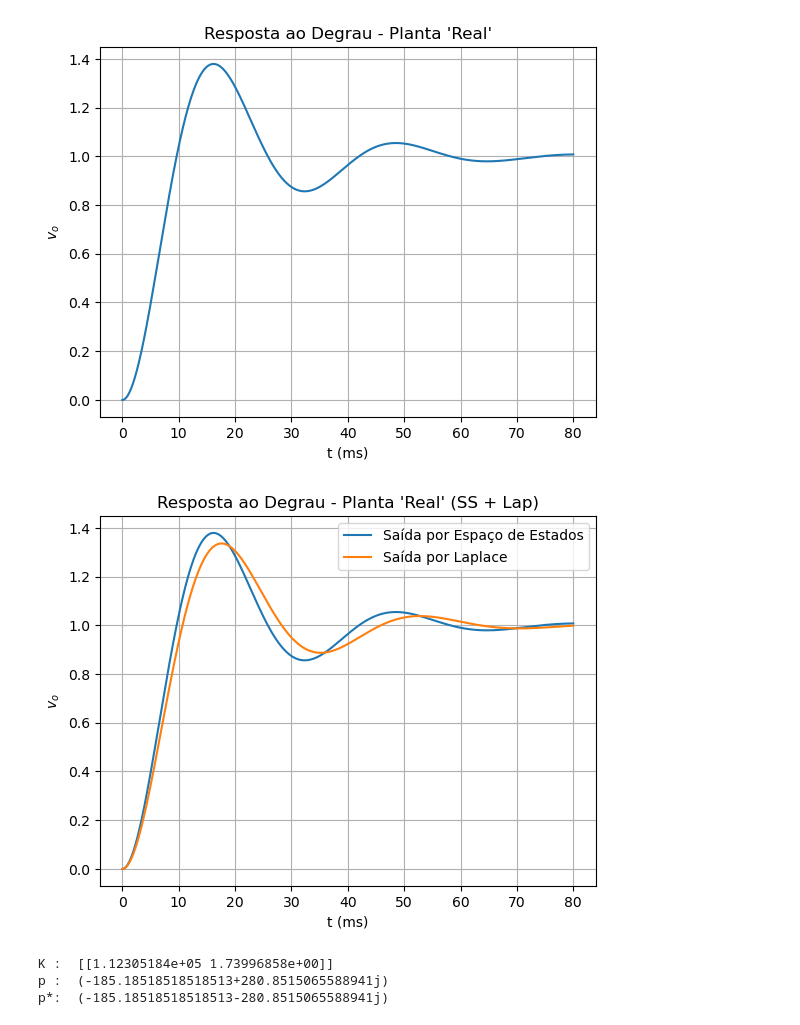
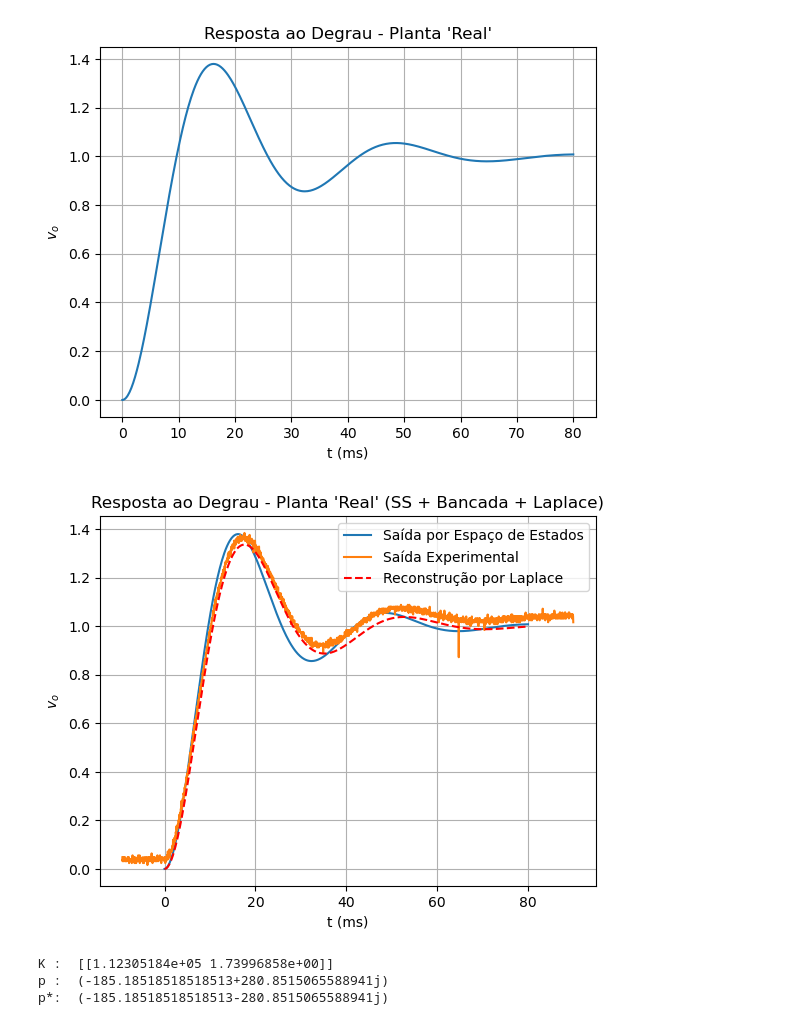
Before and after one commit to Emanuel600/Misc, a Jupyter notebook: Simul_Controle/State_Space_P1.ipynb, the cells around one changed output. Drawn from its saved outputs; the diff is of its cells as text; code cells hidden in the pictures.

```diff
--- a/Simul_Controle/State_Space_P1.ipynb
+++ b/Simul_Controle/State_Space_P1.ipynb
@@ -146,25 +147,31 @@ plt.show()
 [figure]
 # %%
 # Valores da planta real, obtidos experimentalmente
+df = pd.read_csv("Input Files/Sinal_Sem_Controle.CSV", header=None)
+tr = np.array(df[0])
+Vo = np.array(df[1]) # Saída da Planta não Controlada
+
+# Reconstrução por Laplace
 Mp = 168e-3/500e-3
 Tp = 17.60e-3
 ζ   = -np.log(Mp)/np.sqrt(np.pi**2 + np.log(Mp)**2)
 ω   = np.pi/(Tp*np.sqrt(1-ζ**2))
 ω2  = ω**2
 G = ω2/(s**2 + s*2*ζ*ω + ω2)
-t_s, y_s = ct.step_response(G, T=t)
-tms_s  = 1e3*t
+t_l, y_l = ct.step_response(G, T=t)
+tms_l  = 1e3*t
 
 plt.plot(tms, y)
-plt.plot(tms_s, y_s)
-plt.legend(["Saída por Espaço de Estados", "Saída por Laplace"])
-plt.title("Resposta ao Degrau - Planta 'Real' (SS + Lap)")
+plt.plot(1e3*tr, 2*(Vo - 1)) # Corrige Offset
+plt.plot(tms_l, y_l, 'r--')
+plt.legend(["Saída por Espaço de Estados", "Saída Experimental", "Reconstrução por Laplace"])
+plt.title("Resposta ao Degrau - Planta 'Real' (SS + Bancada + Laplace)")
 plt.xlabel("t (ms)")
 plt.ylabel("$v_o$")
 plt.grid()
 plt.show()
 # %% [output]
-[figure, old version]
+[figure, new version]
 # %%
 fs  = 10e-2     # Fator de segurança
 
```
Also changed, not shown: parts of 4 cells of this notebook, 1 other file.
